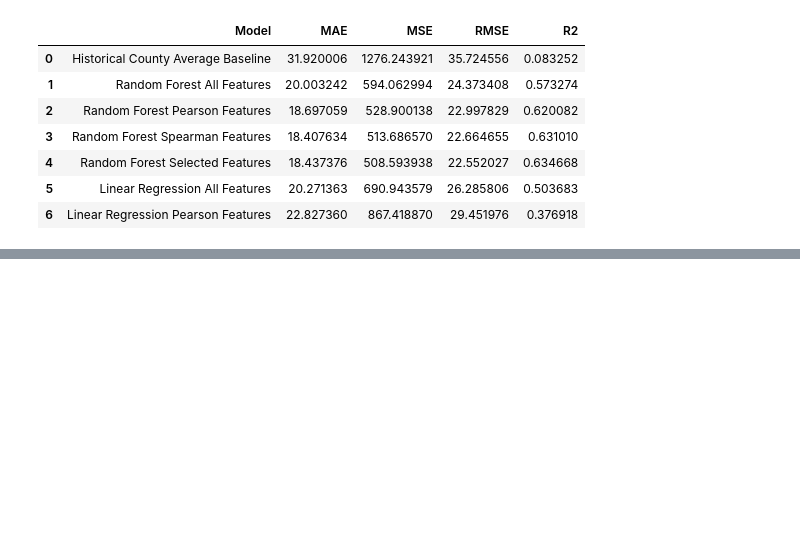
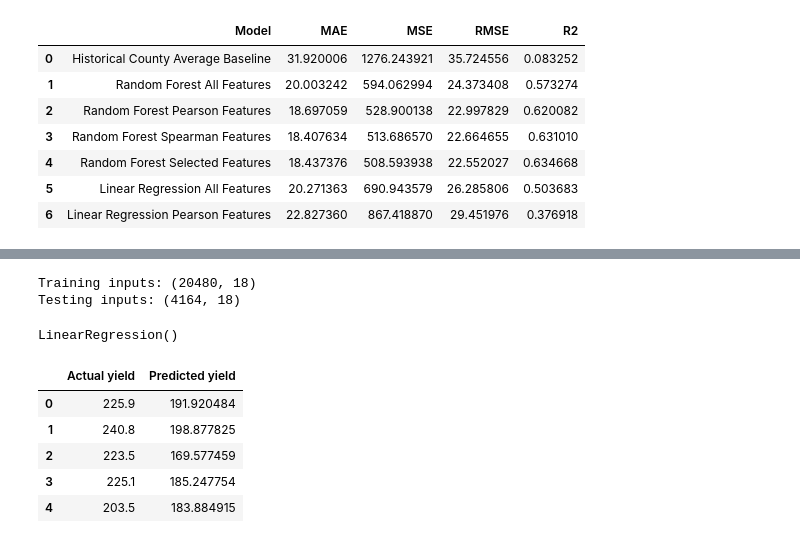
Before and after one commit to JTRIII/corn-yield-thesis, a Jupyter notebook: notebooks/06_model_evaluation_and_final_results.ipynb, the cells around one changed output, grey strips where cells are left out. Cells and saved outputs as stored; diff of their text form; code cells hidden in the pictures; blank space fills up the shorter version.

```diff
--- a/notebooks/06_model_evaluation_and_final_results.ipynb
+++ b/notebooks/06_model_evaluation_and_final_results.ipynb
@@ -2666,0 +2669,37 @@ final_model_comparison
+# %%
+print("Training inputs:", X_final_train_spearman.shape)
+print("Testing inputs:", X_final_test_spearman.shape)
+# %% [output]
+Training inputs: (20480, 18)
+Testing inputs: (4164, 18)
+# %%
+# Scale the predictors
+final_scaler_spearman = StandardScaler()
+
+X_final_train_spearman_scaled = final_scaler_spearman.fit_transform(X_final_train_spearman)
+X_final_test_spearman_scaled = final_scaler_spearman.transform(X_final_test_spearman)
+# %%
+# Create Model
+final_lr_spearman = LinearRegression()
+# %%
+# Train Model
+final_lr_spearman.fit(X_final_train_spearman_scaled, y_final_train)
+# %% [output]
+LinearRegression()
+# %%
+# Predictions
+final_lr_spearman_predictions = final_lr_spearman.predict(X_final_test_spearman_scaled)
+# %%
+final_lr_spearman_preview = pd.DataFrame({
+    "Actual yield": y_test,
+    "Predicted yield": final_lr_spearman_predictions
+}, index=X_final_test_spearman.index)
+
+final_lr_spearman_preview.head()
+# %% [output]
+|  | Actual yield | Predicted yield |
+| 0 | 225.9 | 191.920484 |
+| 1 | 240.8 | 198.877825 |
+| 2 | 223.5 | 169.577459 |
+| 3 | 225.1 | 185.247754 |
+| 4 | 203.5 | 183.884915 |
```
Also changed, not shown: parts of 7 cells of this notebook.
